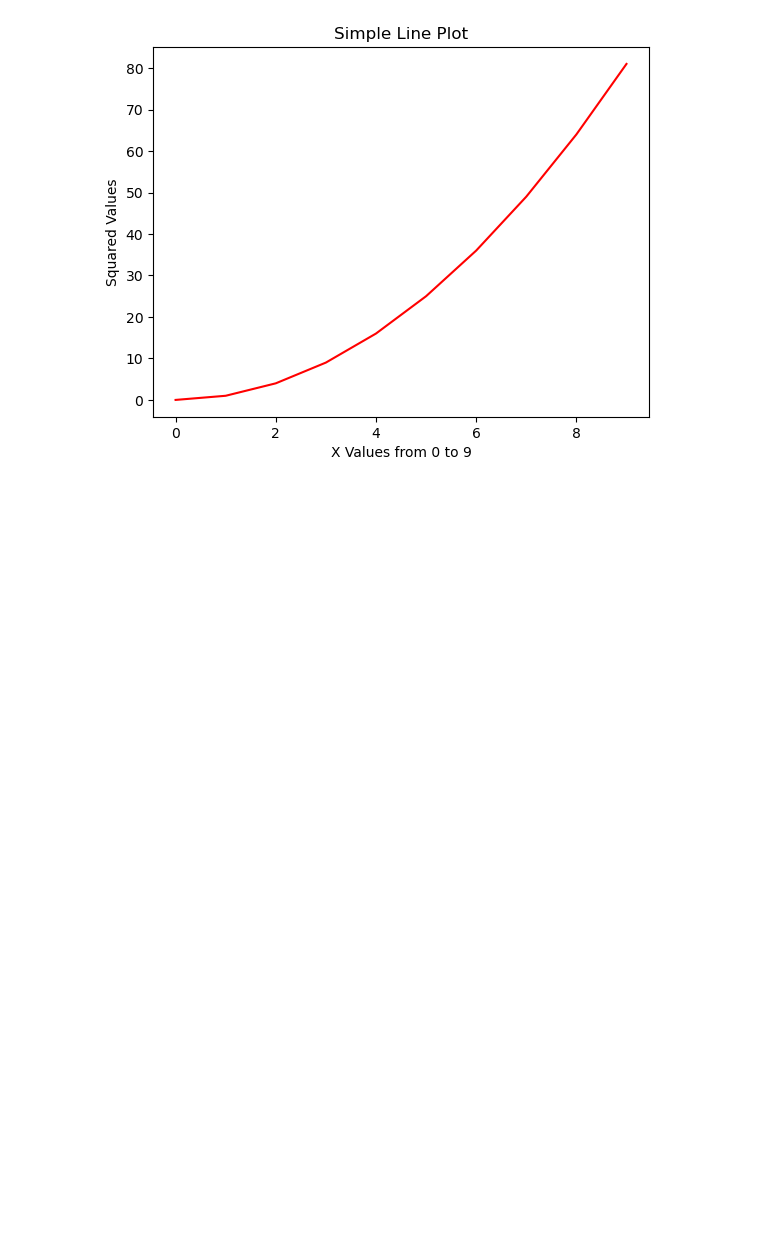
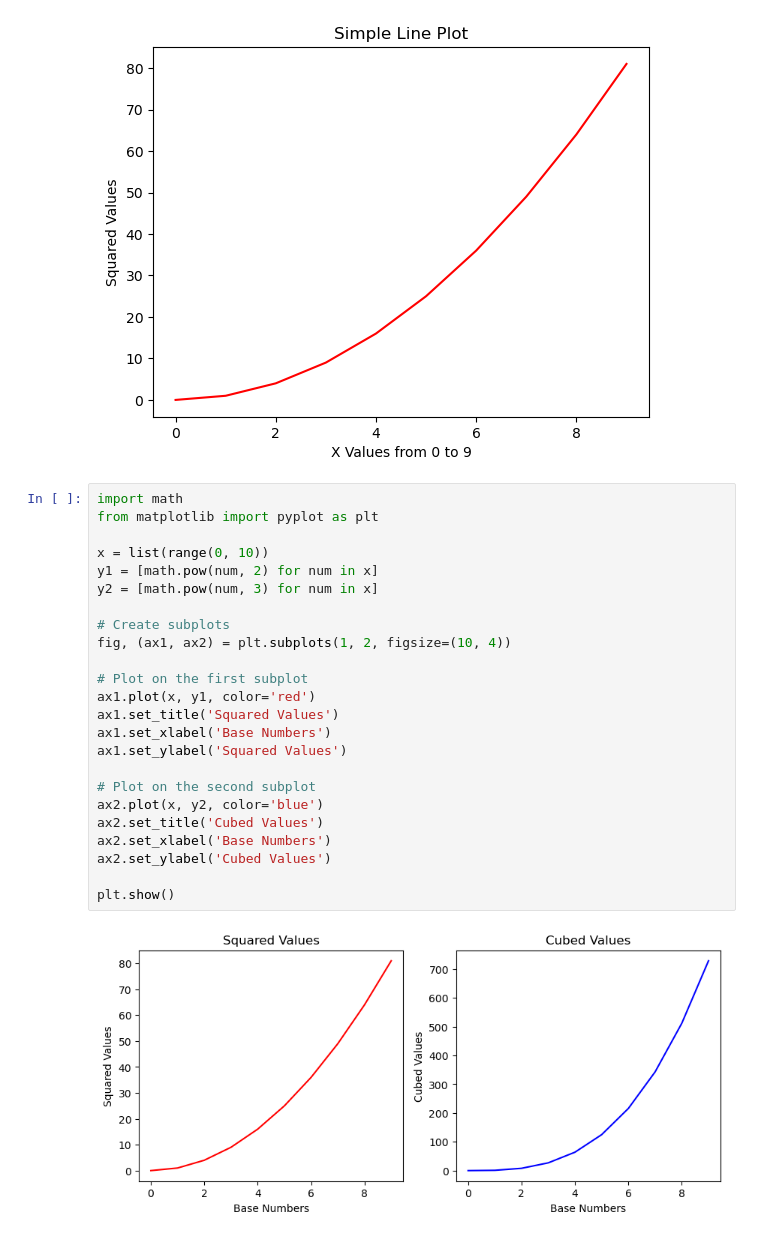
Before and after one commit to YingHan2/Phython-Project-1, a Jupyter notebook: Visualisation.ipynb, the cells around one changed output. Saved outputs shown, nothing was run; the diff lists cells and outputs as text; blank space fills up the shorter version.

```diff
--- a/Visualisation.ipynb
+++ b/Visualisation.ipynb
@@ -22,3 +22,29 @@ plt.ylabel('Squared Values')
 plt.show()
 # %% [output]
 [figure]
+# %%
+import math
+from matplotlib import pyplot as plt
+
+x = list(range(0, 10))
+y1 = [math.pow(num, 2) for num in x]
+y2 = [math.pow(num, 3) for num in x]
+
+# Create subplots
+fig, (ax1, ax2) = plt.subplots(1, 2, figsize=(10, 4))
+
+# Plot on the first subplot
+ax1.plot(x, y1, color='red')
+ax1.set_title('Squared Values')
+ax1.set_xlabel('Base Numbers')
+ax1.set_ylabel('Squared Values')
+
+# Plot on the second subplot
+ax2.plot(x, y2, color='blue')
+ax2.set_title('Cubed Values')
+ax2.set_xlabel('Base Numbers')
+ax2.set_ylabel('Cubed Values')
+
+plt.show()
+# %% [output]
+[figure, added]
```
Also changed, not shown: parts of 5 cells of this notebook.
